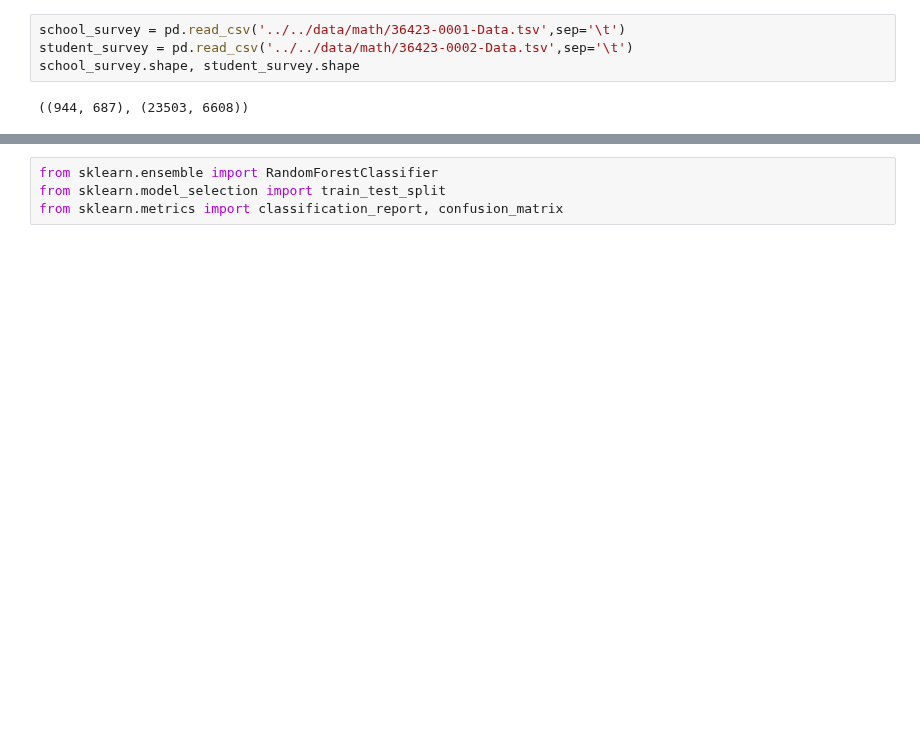
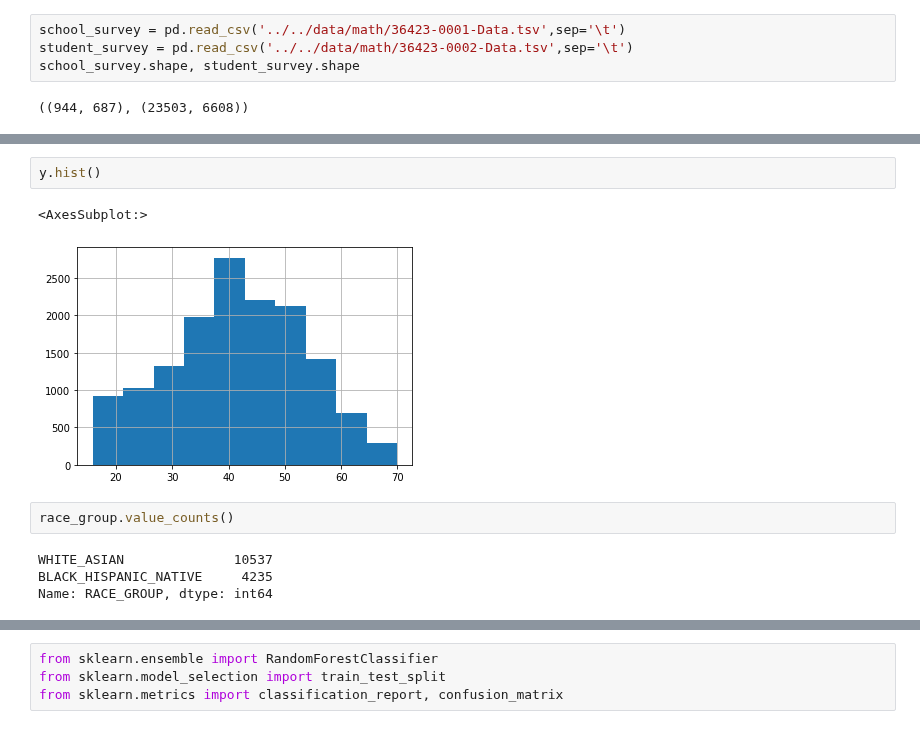
Before and after one commit to DataResponsibly/SynRD, a Jupyter notebook: papers/jeong21math/process.ipynb, the cells around one changed output, grey strips where cells are left out. Saved outputs shown, nothing was run; the diff lists cells and outputs as text; blank space fills up the shorter version.

```diff
--- a/papers/jeong21math/process.ipynb
+++ b/papers/jeong21math/process.ipynb
@@ -256,0 +185,11 @@ dtype: object
+# %%
+y.hist()
+# %% [output]
+<AxesSubplot:>
+[figure, added]
+# %%
+race_group.value_counts()
+# %% [output]
+WHITE_ASIAN              10537
+BLACK_HISPANIC_NATIVE     4235
+Name: RACE_GROUP, dtype: int64
```
Also changed, not shown: parts of 54 cells of this notebook, 2 other files.
